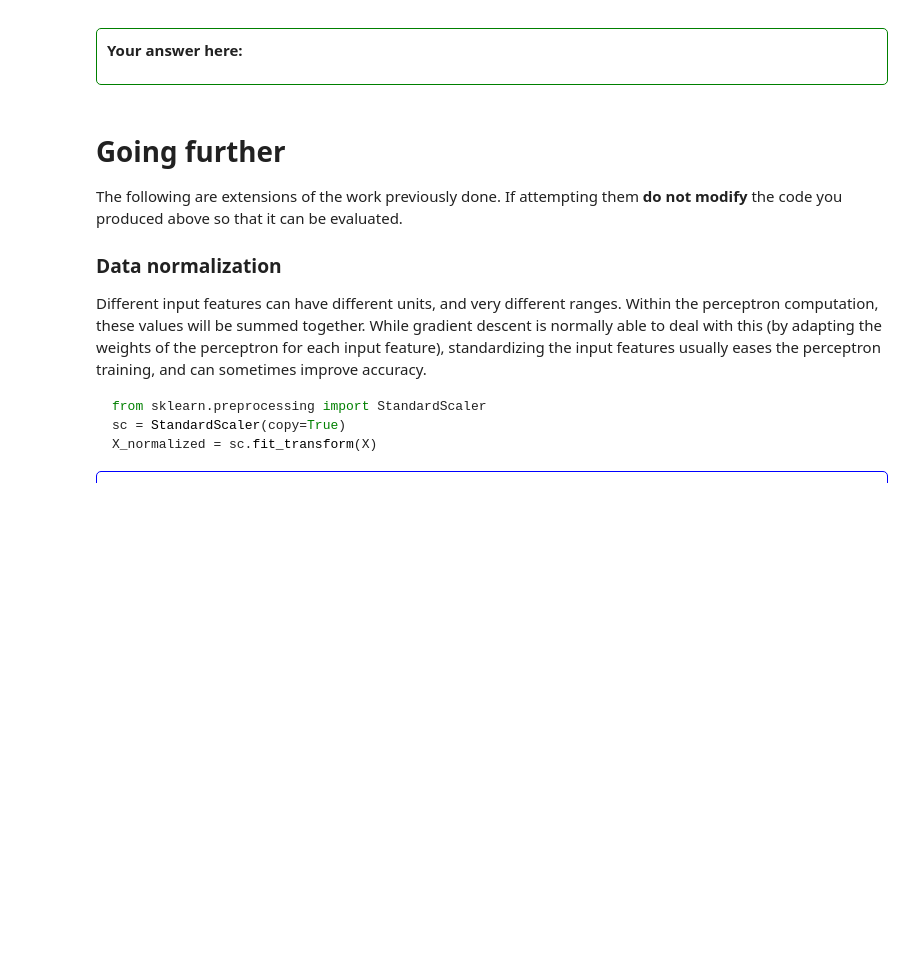
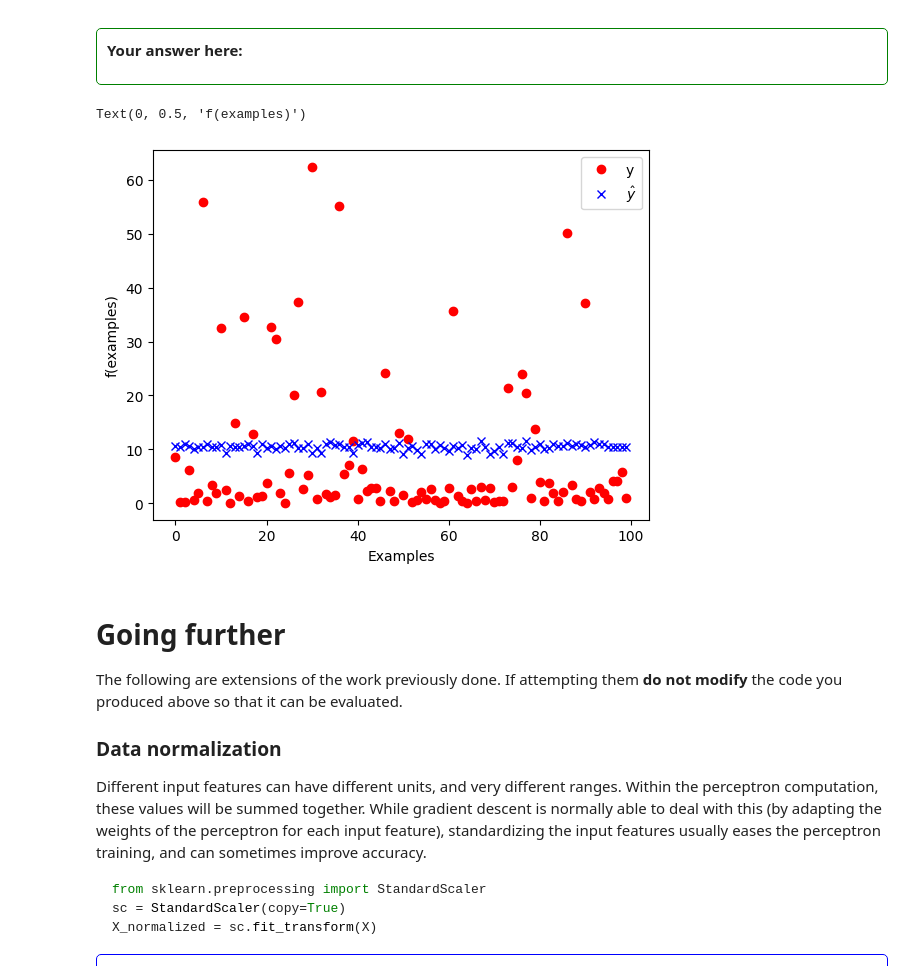
Before and after one commit to AbdessalamAithaqi/SupervisedMachineLearning, a Jupyter notebook: perceptron.ipynb, the cells around one changed output. Drawn from its saved outputs; the diff is of its cells as text; code cells hidden in the pictures; blank space fills up the shorter version.

```diff
--- a/perceptron.ipynb
+++ b/perceptron.ipynb
@@ -303,13 +312,16 @@ You gradient descent is now complete and you can exploit it to train your percep
 # %%
 # Code sample that can be used to visualize the difference between the ground truth and the prediction
 
-num_samples_to_plot = 20
+num_samples_to_plot = 100
 plt.plot(Y[0:num_samples_to_plot], 'ro', label='y')
-yw = [h(w,x) for x in X]
+yw = [h(w_trained,x) for x in X]
 plt.plot(yw[0:num_samples_to_plot], 'bx', label='$\hat{y}$')
 plt.legend()
 plt.xlabel("Examples")
 plt.ylabel("f(examples)")
+# %% [output]
+Text(0, 0.5, 'f(examples)')
+[figure, added]
 # %% [markdown]
 
 
```
Also changed, not shown: parts of 4 cells of this notebook.
